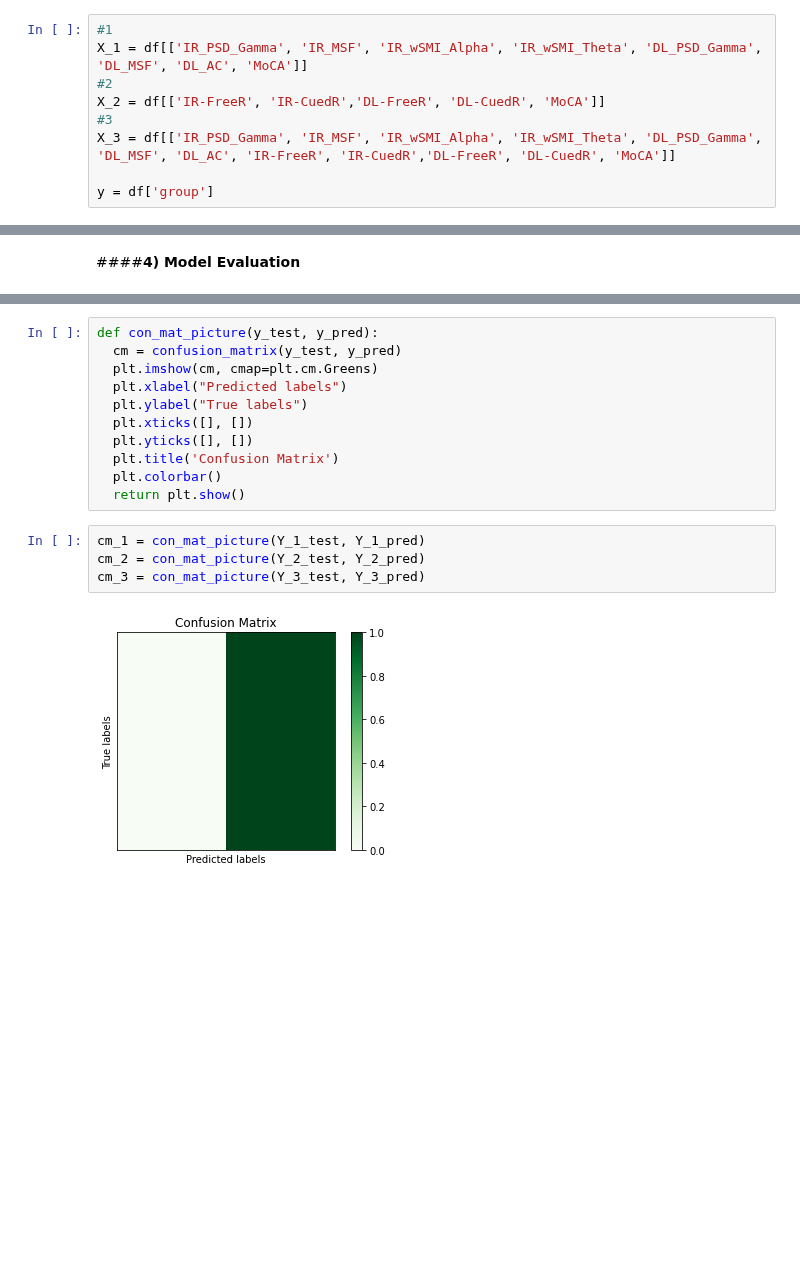
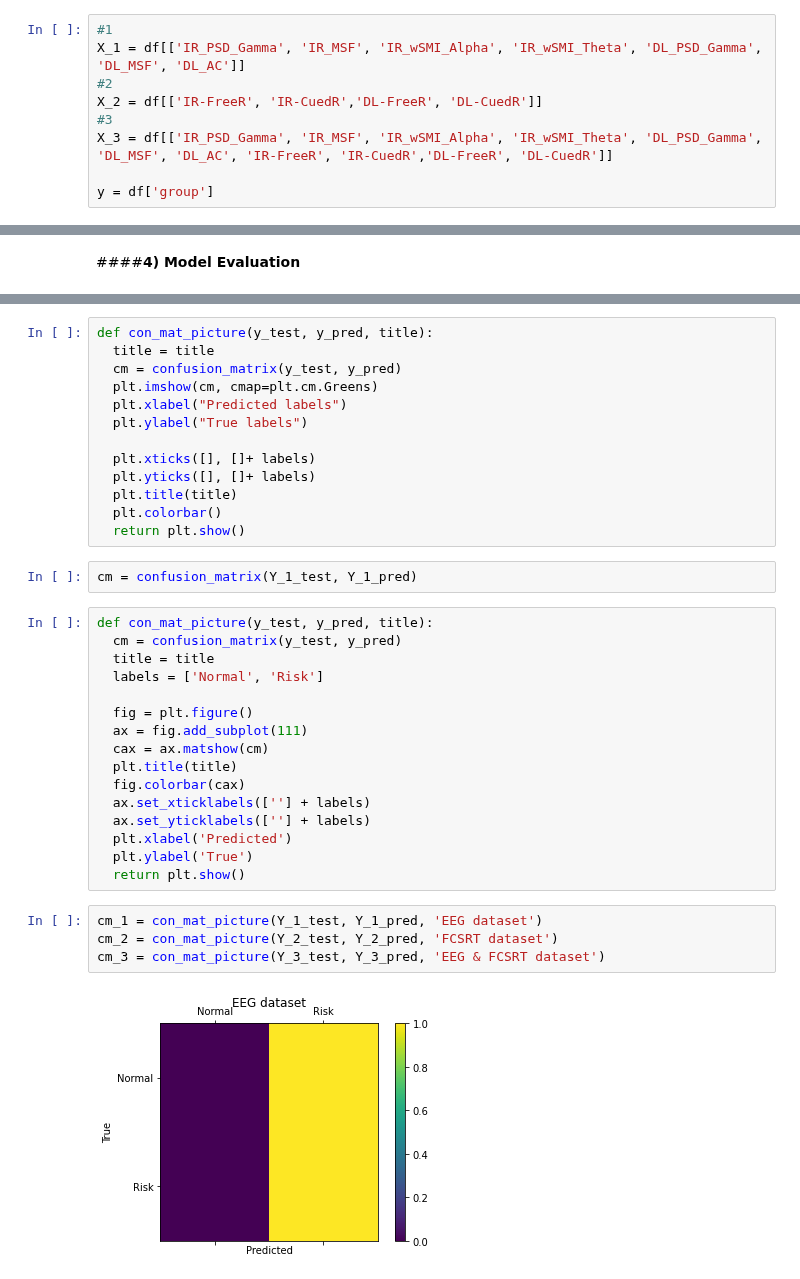
Before and after one commit to Sirabhop/Preclinical-AD-EEG-classification, a Jupyter notebook: Machine_Learning_Modeling.ipynb, the cells around one changed output, grey strips where cells are left out. Cells and saved outputs as stored; diff of their text form; blank space fills up the shorter version.

```diff
--- a/Machine_Learning_Modeling.ipynb
+++ b/Machine_Learning_Modeling.ipynb
@@ -187,11 +205,11 @@ array(['IR_PSD_Gamma', 'IR_MSF', 'IR_wSMI_Alpha', 'IR_wSMI_Theta',
 3. All data
 # %%
 #1
-X_1 = df[['IR_PSD_Gamma', 'IR_MSF', 'IR_wSMI_Alpha', 'IR_wSMI_Theta', 'DL_PSD_Gamma', 'DL_MSF', 'DL_AC', 'MoCA']]
+X_1 = df[['IR_PSD_Gamma', 'IR_MSF', 'IR_wSMI_Alpha', 'IR_wSMI_Theta', 'DL_PSD_Gamma', 'DL_MSF', 'DL_AC']]
 #2
-X_2 = df[['IR-FreeR', 'IR-CuedR','DL-FreeR', 'DL-CuedR', 'MoCA']]
+X_2 = df[['IR-FreeR', 'IR-CuedR','DL-FreeR', 'DL-CuedR']]
 #3
-X_3 = df[['IR_PSD_Gamma', 'IR_MSF', 'IR_wSMI_Alpha', 'IR_wSMI_Theta', 'DL_PSD_Gamma', 'DL_MSF', 'DL_AC', 'IR-FreeR', 'IR-CuedR','DL-FreeR', 'DL-CuedR', 'MoCA']]
+X_3 = df[['IR_PSD_Gamma', 'IR_MSF', 'IR_wSMI_Alpha', 'IR_wSMI_Theta', 'DL_PSD_Gamma', 'DL_MSF', 'DL_AC', 'IR-FreeR', 'IR-CuedR','DL-FreeR', 'DL-CuedR']]
 
 y = df['group']
 # %% [markdown]
@@ -230,17 +248,37 @@ from sklearn.metrics import confusion_matrix
 # %%
-def con_mat_picture(y_test, y_pred):
+def con_mat_picture(y_test, y_pred, title):
+  title = title
   cm = confusion_matrix(y_test, y_pred)
   plt.imshow(cm, cmap=plt.cm.Greens)
   plt.xlabel("Predicted labels")
   plt.ylabel("True labels")
-  plt.xticks([], [])
-  plt.yticks([], [])
-  plt.title('Confusion Matrix')
+
+  plt.xticks([], []+ labels)
+  plt.yticks([], []+ labels)
+  plt.title(title)
   plt.colorbar()
   return plt.show()
+# %%
+cm = confusion_matrix(Y_1_test, Y_1_pred)
+# %%
+def con_mat_picture(y_test, y_pred, title):
+  cm = confusion_matrix(y_test, y_pred)
+  title = title
+  labels = ['Normal', 'Risk']
+
+  fig = plt.figure()
+  ax = fig.add_subplot(111)
+  cax = ax.matshow(cm)
+  plt.title(title)
+  fig.colorbar(cax)
+  ax.set_xticklabels([''] + labels)
+  ax.set_yticklabels([''] + labels)
+  plt.xlabel('Predicted')
+  plt.ylabel('True')
+  return plt.show()
 # %%
-cm_1 = con_mat_picture(Y_1_test, Y_1_pred)
-cm_2 = con_mat_picture(Y_2_test, Y_2_pred)
-cm_3 = con_mat_picture(Y_3_test, Y_3_pred)
+cm_1 = con_mat_picture(Y_1_test, Y_1_pred, 'EEG dataset')
+cm_2 = con_mat_picture(Y_2_test, Y_2_pred, 'FCSRT dataset')
+cm_3 = con_mat_picture(Y_3_test, Y_3_pred, 'EEG & FCSRT dataset')
 # %% [output]
-[figure, old version]
+[figure, new version]
```
Also changed, not shown: parts of 10 cells of this notebook.
